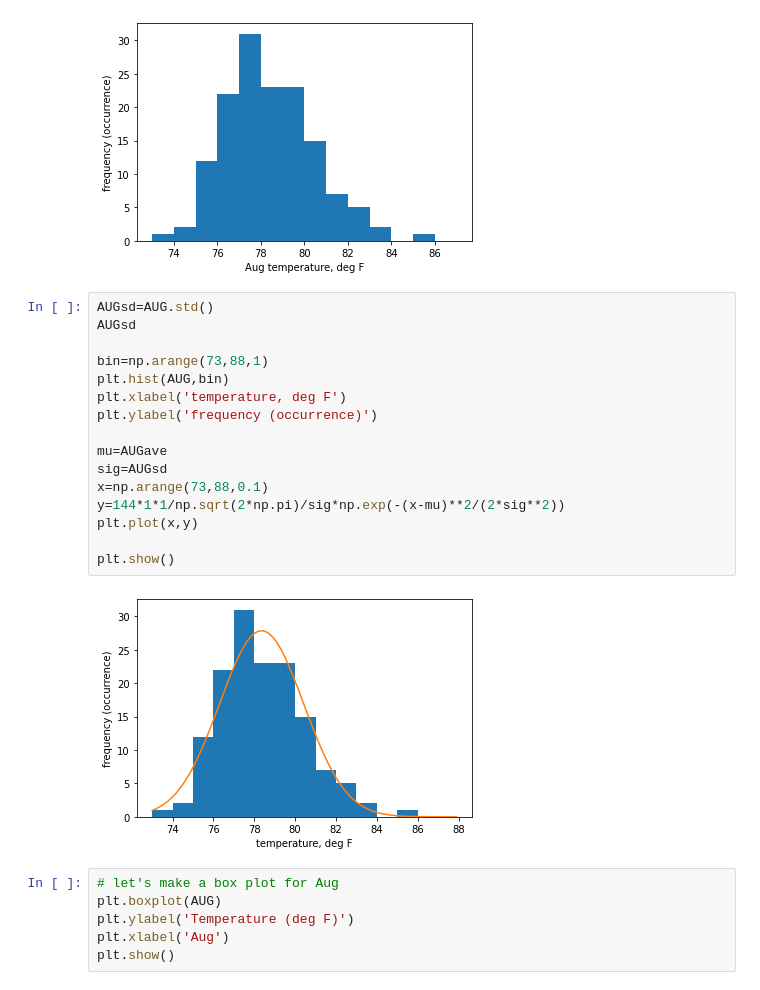
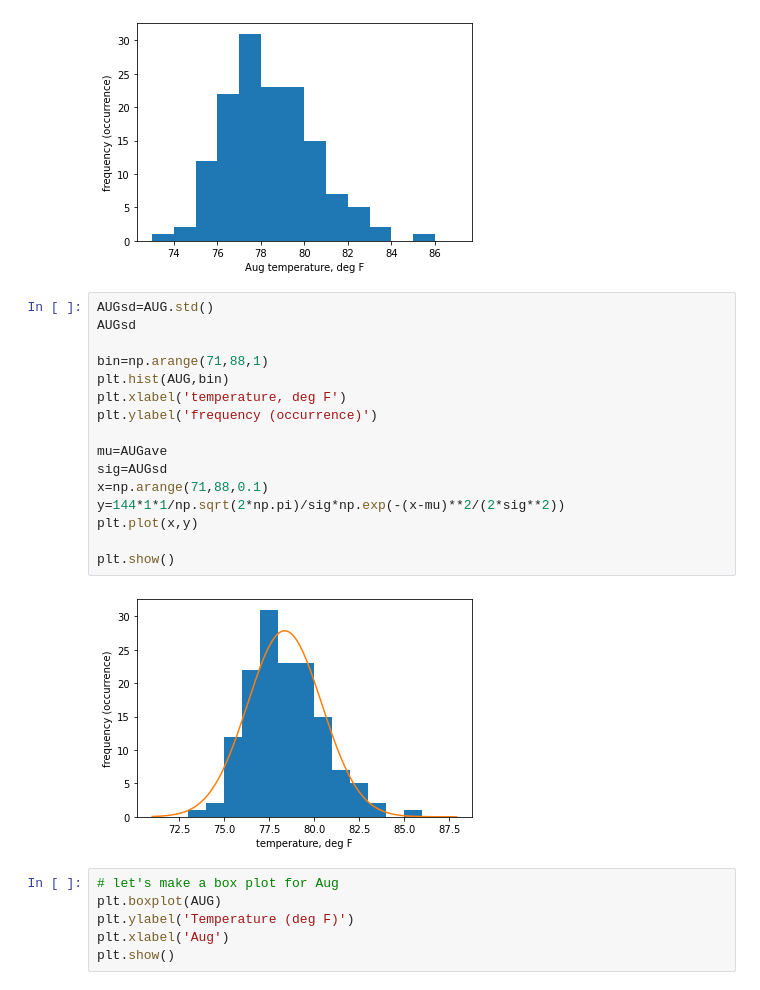
Before and after one commit to pengfeiliu371/EAS2655_S2023, a Jupyter notebook: python/Week1_exercise.ipynb, the cells around one changed output. Saved outputs shown, nothing was run; the diff lists cells and outputs as text.

```diff
--- a/python/Week1_exercise.ipynb
+++ b/python/Week1_exercise.ipynb
@@ -67,21 +67,21 @@ plt.show()
 # %%
 AUGsd=AUG.std()
 AUGsd
 
-bin=np.arange(73,88,1)
+bin=np.arange(71,88,1)
 plt.hist(AUG,bin)
 plt.xlabel('temperature, deg F')
 plt.ylabel('frequency (occurrence)')
 
 mu=AUGave
 sig=AUGsd
-x=np.arange(73,88,0.1)
+x=np.arange(71,88,0.1)
 y=144*1*1/np.sqrt(2*np.pi)/sig*np.exp(-(x-mu)**2/(2*sig**2))
 plt.plot(x,y)
 
 plt.show()
 # %% [output]
-[figure, old version]
+[figure, new version]
 # %%
 # let's make a box plot for Aug
 plt.boxplot(AUG)
```
Also changed, not shown: 3 other files.
